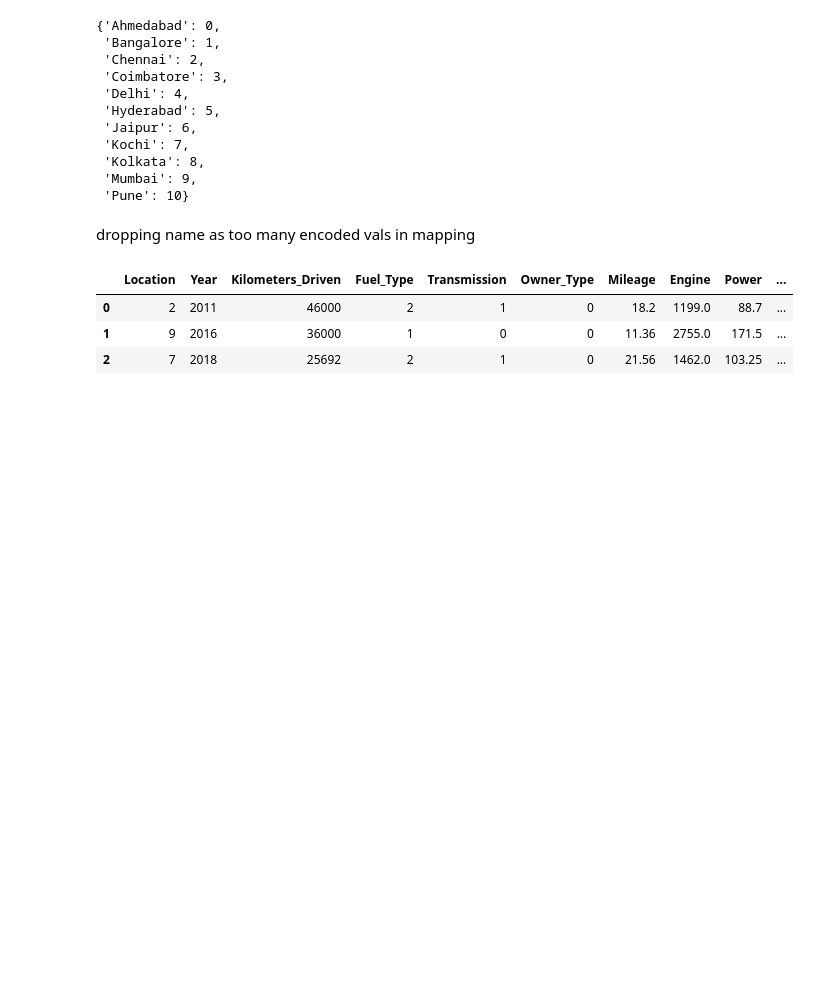
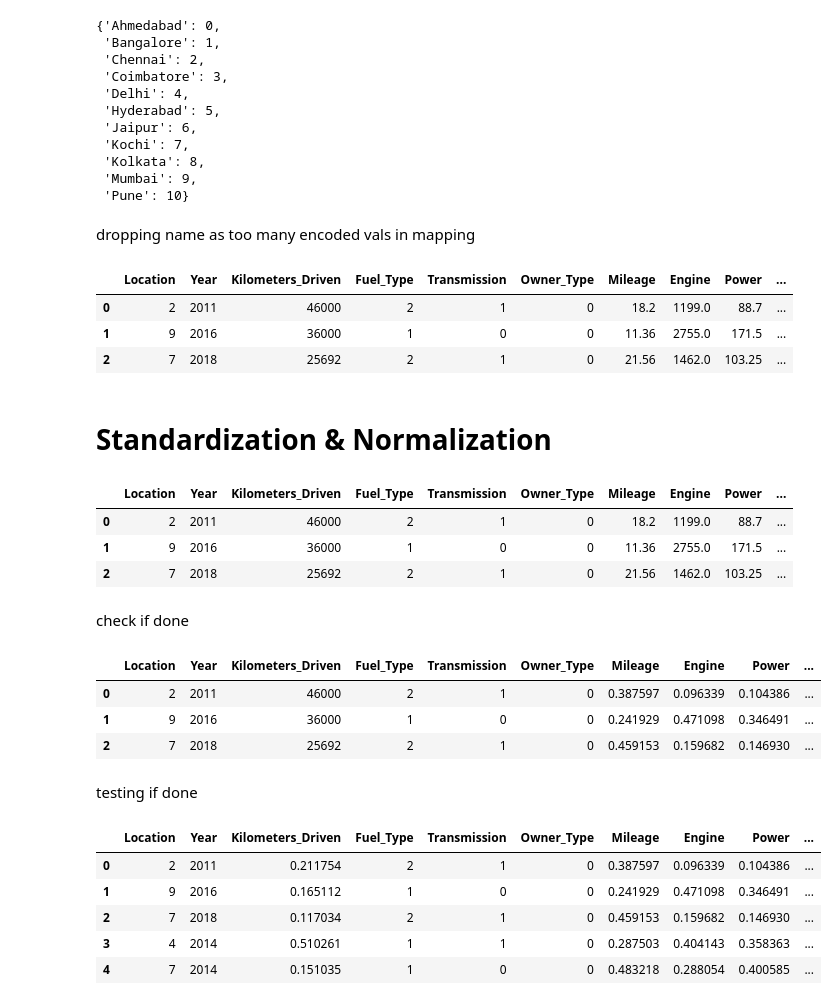
Before and after one commit to snimale/ML-Learning, a Jupyter notebook: DataPreprocessingPractice.ipynb, the cells around one changed output. Cells and saved outputs as stored; diff of their text form; code cells hidden in the pictures; blank space fills up the shorter version.

```diff
--- a/DataPreprocessingPractice.ipynb
+++ b/DataPreprocessingPractice.ipynb
@@ -422,3 +415,12 @@ df.head(3)
 | 0 | 2 | 2011 | 46000 | 2 | 1 | 0 | 18.2 | 1199.0 | 88.7 | ... |
 | 1 | 9 | 2016 | 36000 | 1 | 0 | 0 | 11.36 | 2755.0 | 171.5 | ... |
 | 2 | 7 | 2018 | 25692 | 2 | 1 | 0 | 21.56 | 1462.0 | 103.25 | ... |
+# %% [markdown]
+# Standardization & Normalization
+# %%
+df.head(3)
+# %% [output]
+|  | Location | Year | Kilometers_Driven | Fuel_Type | Transmission | Owner_Type | Mileage | Engine | Power | ... |
+| 0 | 2 | 2011 | 46000 | 2 | 1 | 0 | 18.2 | 1199.0 | 88.7 | ... |
+| 1 | 9 | 2016 | 36000 | 1 | 0 | 0 | 11.36 | 2755.0 | 171.5 | ... |
+| 2 | 7 | 2018 | 25692 | 2 | 1 | 0 | 21.56 | 1462.0 | 103.25 | ... |
@@ -424,0 +431,9 @@ df.head(3)
+# %% [markdown]
+check if done
+# %%
+df.head(3)
+# %% [output]
+|  | Location | Year | Kilometers_Driven | Fuel_Type | Transmission | Owner_Type | Mileage | Engine | Power | ... |
+| 0 | 2 | 2011 | 46000 | 2 | 1 | 0 | 0.387597 | 0.096339 | 0.104386 | ... |
+| 1 | 9 | 2016 | 36000 | 1 | 0 | 0 | 0.241929 | 0.471098 | 0.346491 | ... |
+| 2 | 7 | 2018 | 25692 | 2 | 1 | 0 | 0.459153 | 0.159682 | 0.146930 | ... |
@@ -424,0 +444,11 @@ df.head(3)
+# %% [markdown]
+testing if done
+# %%
+df.head(5)
+# %% [output]
+|  | Location | Year | Kilometers_Driven | Fuel_Type | Transmission | Owner_Type | Mileage | Engine | Power | ... |
+| 0 | 2 | 2011 | 0.211754 | 2 | 1 | 0 | 0.387597 | 0.096339 | 0.104386 | ... |
+| 1 | 9 | 2016 | 0.165112 | 1 | 0 | 0 | 0.241929 | 0.471098 | 0.346491 | ... |
+| 2 | 7 | 2018 | 0.117034 | 2 | 1 | 0 | 0.459153 | 0.159682 | 0.146930 | ... |
+| 3 | 4 | 2014 | 0.510261 | 1 | 1 | 0 | 0.287503 | 0.404143 | 0.358363 | ... |
+| 4 | 7 | 2014 | 0.151035 | 1 | 0 | 0 | 0.483218 | 0.288054 | 0.400585 | ... |
```
Also changed, not shown: parts of 14 cells of this notebook.
